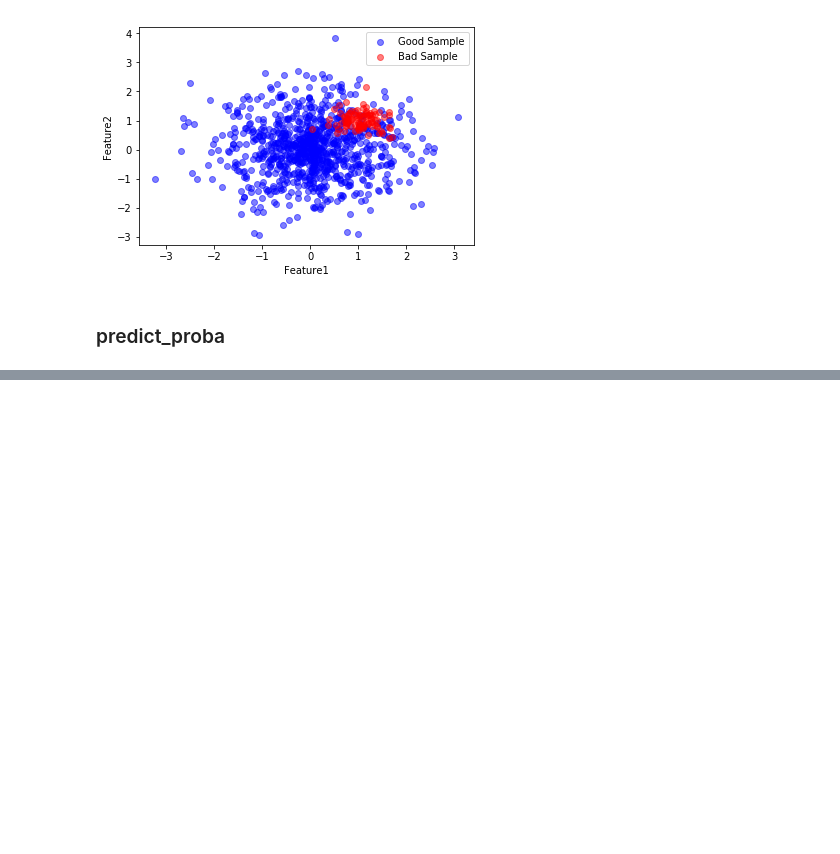
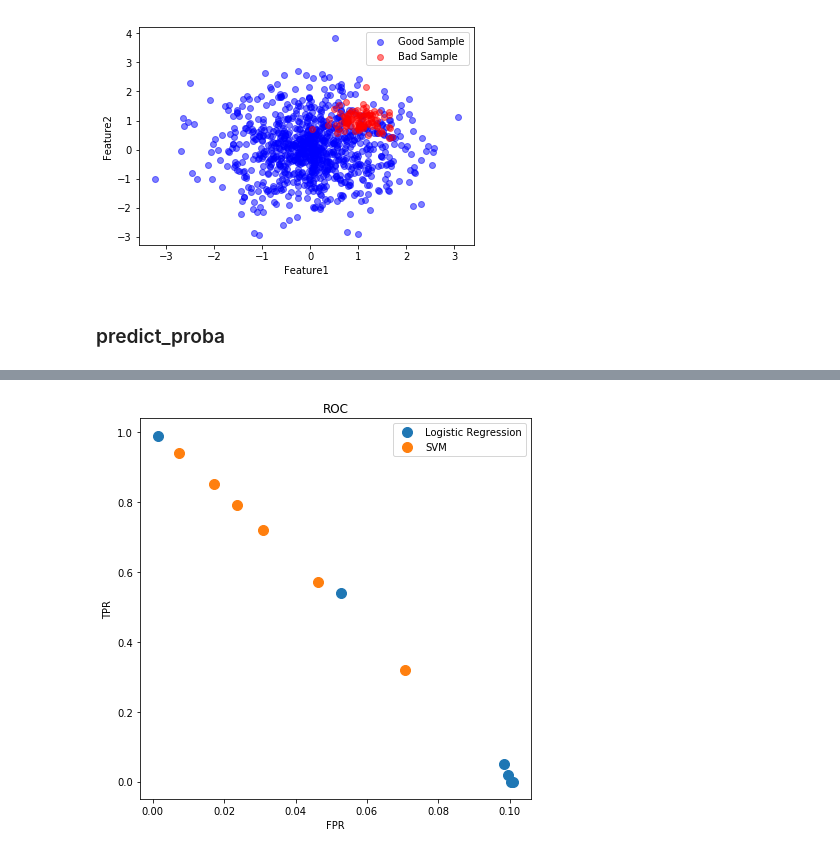
Before and after one commit to neohung/ml_note, a Jupyter notebook: lesson/ML4_Logistic_Regression.ipynb, the cells around one changed output, grey strips where cells are left out. Cells and saved outputs as stored; diff of their text form; code cells hidden in the pictures; blank space fills up the shorter version.

```diff
--- a/lesson/ML4_Logistic_Regression.ipynb
+++ b/lesson/ML4_Logistic_Regression.ipynb
@@ -253,0 +454,11 @@ print(model.predict_proba(X))
+# %%
+plt.figure(figsize=(7, 7))
+plt.plot(logistic_result['FPR'], logistic_result['TPR'], '.', label = 'Logistic Regression', markersize=20)
+plt.plot(svm_result['FPR'], svm_result['TPR'], '.', label = 'SVM', markersize=20)
+plt.xlabel('FPR')
+plt.ylabel('TPR')
+plt.legend()
+plt.title('ROC')
+plt.show()
+# %% [output]
+[figure, added]
```
Also changed, not shown: parts of 20 cells of this notebook, 13 other files.
